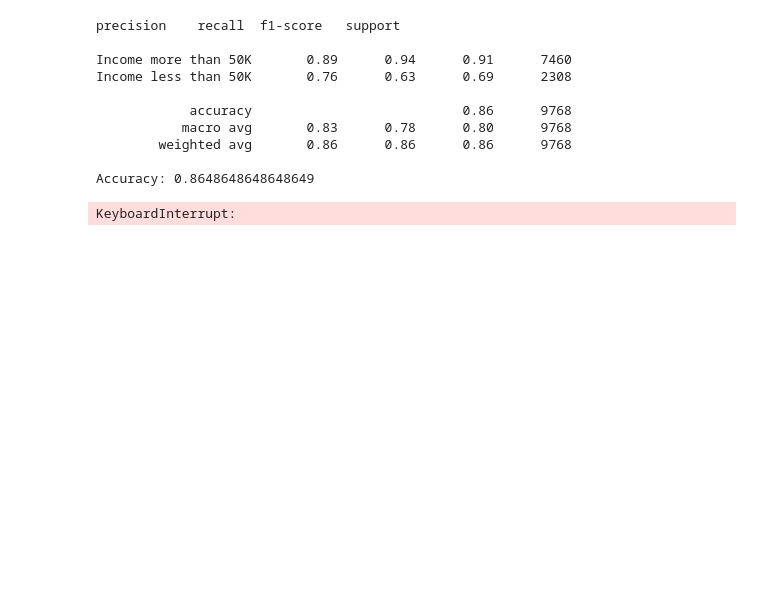
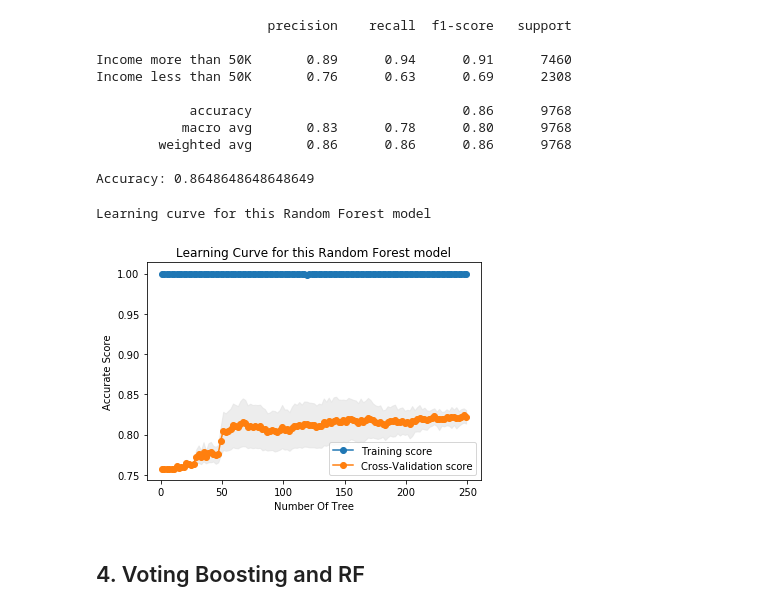
Before and after one commit to ngonhan2k5/cs-ml, a Jupyter notebook: proj1/svm-ngonhan.ipynb, the cells around one changed output. Saved outputs shown, nothing was run; the diff lists cells and outputs as text; code cells hidden in the pictures; blank space fills up the shorter version.

Commit message:
Voting

```diff
--- a/proj1/svm-ngonhan.ipynb
+++ b/proj1/svm-ngonhan.ipynb
@@ -16,6 +18,8 @@ import seaborn as sns
 from sklearn import linear_model
 from sklearn.linear_model import LogisticRegression
 from sklearn.ensemble import RandomForestClassifier
+from sklearn.ensemble import GradientBoostingClassifier
+from sklearn.ensemble import VotingClassifier
 # from sklearn.linear_model import Perceptron
 # from sklearn.linear_model import SGDClassifier
 # from sklearn.tree import DecisionTreeClassifier
@@ -28,7 +32,7 @@ from sklearn.model_selection import learning_curve, validation_curve, GridSearch
 
 from sklearn.metrics import classification_report, accuracy_score
 
-def show_curve(train_scores, test_scores, title, xlabel='Training Size', ylabel='Score'):
+def show_curve(train_sizes, train_scores, test_scores, title, xlabel='Training Size', ylabel='Score'):
   train_scores_mean= np.mean(train_scores, axis=1)
   train_scores_std= np.std(train_scores, axis=1)
   test_scores_mean= np.mean(test_scores, axis=1)
@@ -233,9 +233,10 @@ if notFoundBestGridParams == 1:
     best_params = grid.best_params_
     print("The best parameters are %s" % (grid.best_params_, grid.best_score_))
 
-# we found that C = 100 and grammar = 'scale' is the best
-
-svmModel = Pipeline([('scale', StandardScaler()),
+    svmModel = grid.best_estimator_
+else:
+    # we found that C = 10 and grammar = 'scale' is the best
+    svmModel = Pipeline([('scale', StandardScaler()),
                    ('SVC',SVC(kernel='rbf', C = 10, gamma = 'scale'))])
 
 # svmModel = SVC(kernel='rbf', C = 10, gamma = 'scale')
@@ -328,17 +327,21 @@ Income less than 50K       0.76      0.63      0.69      2308
 Accuracy: 0.8648648648648649
 # %%
 # Learning curve
-train_size=np.linspace(0.01, 1, 20)
+train_size=np.arange(1, 250, 2)
+# np.linspace(0.01, 1, 20)
 
 train_sizes, train_scores, test_scores = learning_curve(rf_clf, X_train2, y_train2, train_sizes=train_size, scoring='accuracy')
-show_curve(train_scores, test_scores, 'Learning Curve for this Random Forest model', "Number Of Tree", 'Accurate Score')
+show_curve(train_sizes, train_scores, test_scores, 'Learning Curve for this Random Forest model', "Number Of Tree", 'Accurate Score')
 
 print('Learning curve for this Random Forest model')
+# %% [output]
+Learning curve for this Random Forest model
+[figure, added]
 # %%
-param_range = np.arange(1, 250, 2)
+# param_range = np.arange(1, 250, 2)
 # np.linspace(1, 10, 100)
 
-train_scores, test_scores = validation_curve(rf_clf, X_train2, y_train2, param_name="n_estimators", param_range=param_range, scoring="accuracy")
-show_curve(train_scores, test_scores, 'Learning Curve for this Random Forest model', "Number Of Tree", 'Accurate Score')
+train_scores, test_scores = validation_curve(rf_clf, X_train2, y_train2, param_name="n_estimators", param_range=param_range, cv=4, scoring="accuracy", n_jobs=-1)
+show_curve(train_sizes, train_scores, test_scores, 'Learning Curve for this Random Forest model', "Number Of Tree", 'Accurate Score')
-# %% [output]
-KeyboardInterrupt:
+# %% [markdown]
+## 4. Voting Boosting and RF
```
Also changed, not shown: parts of 16 cells of this notebook, 1 other file.
